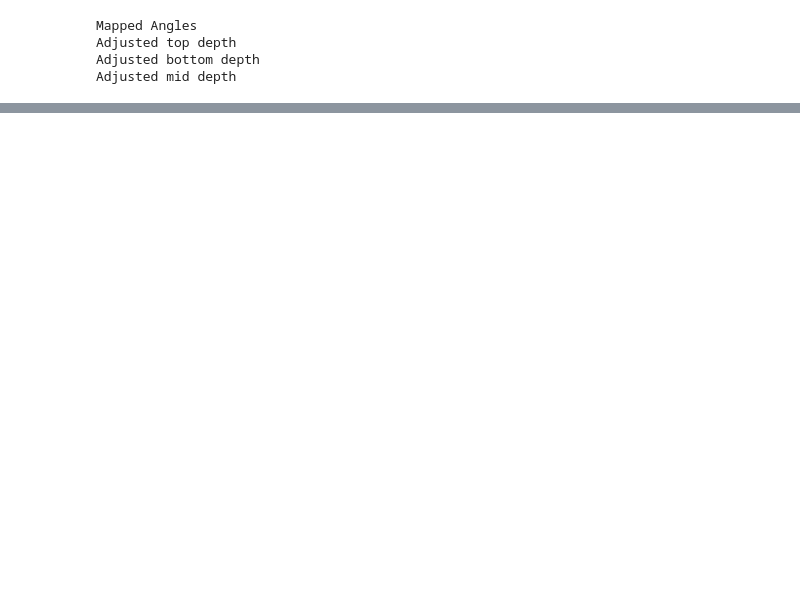
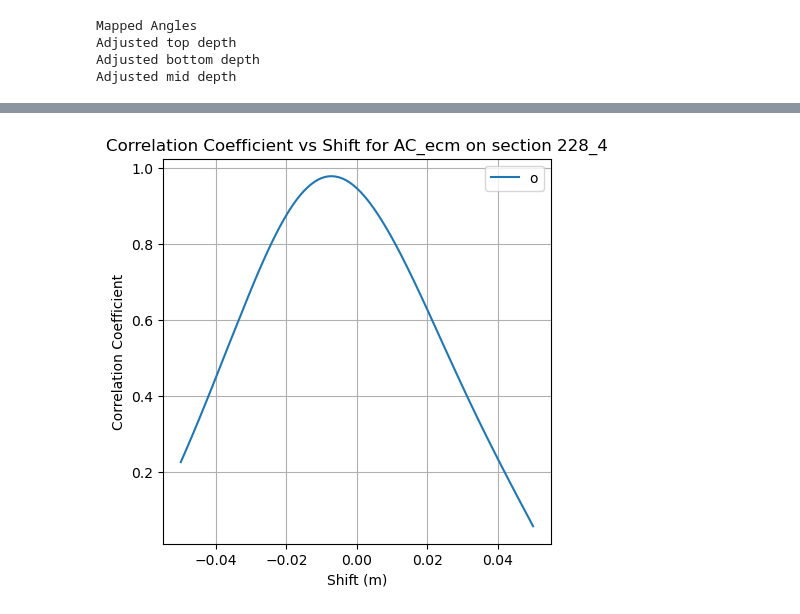
Before and after one commit to liamkirkpatrick/alhic1901_deeplayering, a Jupyter notebook: scripts/sample_proccessing/proccess_oppface.ipynb, the cells around one changed output, grey strips where cells are left out. Cells and saved outputs as stored; diff of their text form; code cells hidden in the pictures; blank space fills up the shorter version.

```diff
--- a/scripts/sample_proccessing/proccess_oppface.ipynb
+++ b/scripts/sample_proccessing/proccess_oppface.ipynb
@@ -295,2 +299,20 @@ Plotting section 228_4
 # %%
-ecm_master.columns
+def get_face_median(ecm_master,face,depth,ACorDC):
+
+     # filter for this face
+    if face != 'all':
+        df = df_sec.loc[ecm_master['stick'] == face]
+    else:
+        df = df_sec
+
+    # compute median value record on each face, interpolated onto the depth vector
+    median_values = []
+    for d in depth:
+
+        # filter data points within 0.005 of the current depth
+        nearby_points = df[(df['mid_depth_adj'] >= d - 0.0005) & (df['mid_depth_adj'] <= d + 0.0005)]
+
+        # compute the median of AC_ecm and DC_ecm for these points
+        median_values.append(nearby_points[ACorDC].median() if 'AC_ecm' in nearby_points else None)
+
+    return(median_values)
@@ -303,3 +319,78 @@ Index(['mid_depth', 'top_depth', 'bottom_depth', 'AC_ecm',
 # %%
-ecm_master
+# Let's compute a mean ECM (dip adjusted)
+shifts_df = pd.DataFrame(columns=['section','face','shift','ACorDC'])
+
+for ACorDC in ['AC_ecm']:
+    for section in ['228_4']:#ecm_master['section'].unique():
+
+        fig,ax = plt.subplots(1, 1, figsize=(5, 5), dpi = 100)
+
+        df_sec = ecm_master.loc[ecm_master['section'] == section]
+
+        # make a new depth vector, at 0.01 spacing rounded to the nearest 0.005 from the min to max of the mid_depth_adj column
+        depth = np.arange(
+            round(df_sec['mid_depth_adj'].min(), 3),
+            round(df_sec['mid_depth_adj'].max(), 3),
+            0.001
+        )
+
+        # get face median
+        t_median = get_face_median(df_sec,'t',depth,ACorDC)
+        o_median = get_face_median(df_sec,'o',depth,ACorDC)
+
+
+        shift_max = 0.05
+        shift = np.linspace(-0.05,0.05,int(shift_max*2/0.001+1))
+        shift.round(3)
+        for (side_median,face) in zip([o_median],['o']):
+
+            corr_list = []
+
+            for s in shift:
+
+                depth_t = depth
+                depth_side = depth + s
+
+                # get index of all values which appear in both depth_t and depth_side
+                common_vals = np.intersect1d(np.round(depth_t, 3), np.round(depth_side, 3))
+                common_idx_t = np.where(np.isin(np.round(depth_t, 3), common_vals))[0]
+                common_idx_s = np.where(np.isin(np.round(depth_side, 3), common_vals))[0]
+
+                # get the values of depth_t and depth_side which are in common_index
+                t_median_shared = np.array(t_median)[common_idx_t]
+                side_median_shared = np.array(side_median)[common_idx_s]
+
+                # get index of all values which are not NaN in t_median_shared and side_median_shared
+                not_nan_index = ~np.isnan(t_median_shared) & ~np.isnan(side_median_shared)
+
+                # get the values of t_median_shared and side_median_shared which are not NaN
+                t_median_shared = t_median_shared[not_nan_index]
+                side_median_shared = side_median_shared[not_nan_index]
+
+                # compute the correlation coefficient with Pearson's method
+                if len(t_median_shared) == 0 or len(side_median_shared) == 0:
+                    print("No data points in common for shift " + str(s))
+                    corr_list.append(np.nan)
+                else:
+                    corr, _ = pearsonr(t_median_shared, side_median_shared)
+                    corr_list.append(corr)
+
+            ax.plot(shift,corr_list,label=face)
+
+            # find shift that corresponds to the maximum correlation coefficient
+            max_corr = np.nanmax(corr_list)
+            max_corr_idx = np.nanargmax(corr_list)
+            best_shift = shift[max_corr_idx]
+            print("Best shift for " + ACorDC + " on section " + section + " and face " + face +"  is " + str(round(best_shift,3)))
+
+            # add value to shifts_df
+            new_row = pd.DataFrame({'section': section, 'face': face, 'shift': best_shift, 'ACorDC': ACorDC}, index=[0])
+            shifts_df = pd.concat([shifts_df, new_row], ignore_index=True)
+
+        ax.set_xlabel('Shift (m)')
+        ax.set_ylabel('Correlation Coefficient')
+        ax.set_title('Correlation Coefficient vs Shift for ' + ACorDC + ' on section ' + section)
+        ax.legend()
+        ax.grid()
+        plt.show()
 # %% [output]
@@ -318,0 +398 @@ ecm_master
+[figure, added]
```
Also changed, not shown: parts of 9 cells of this notebook, 6 other files.
